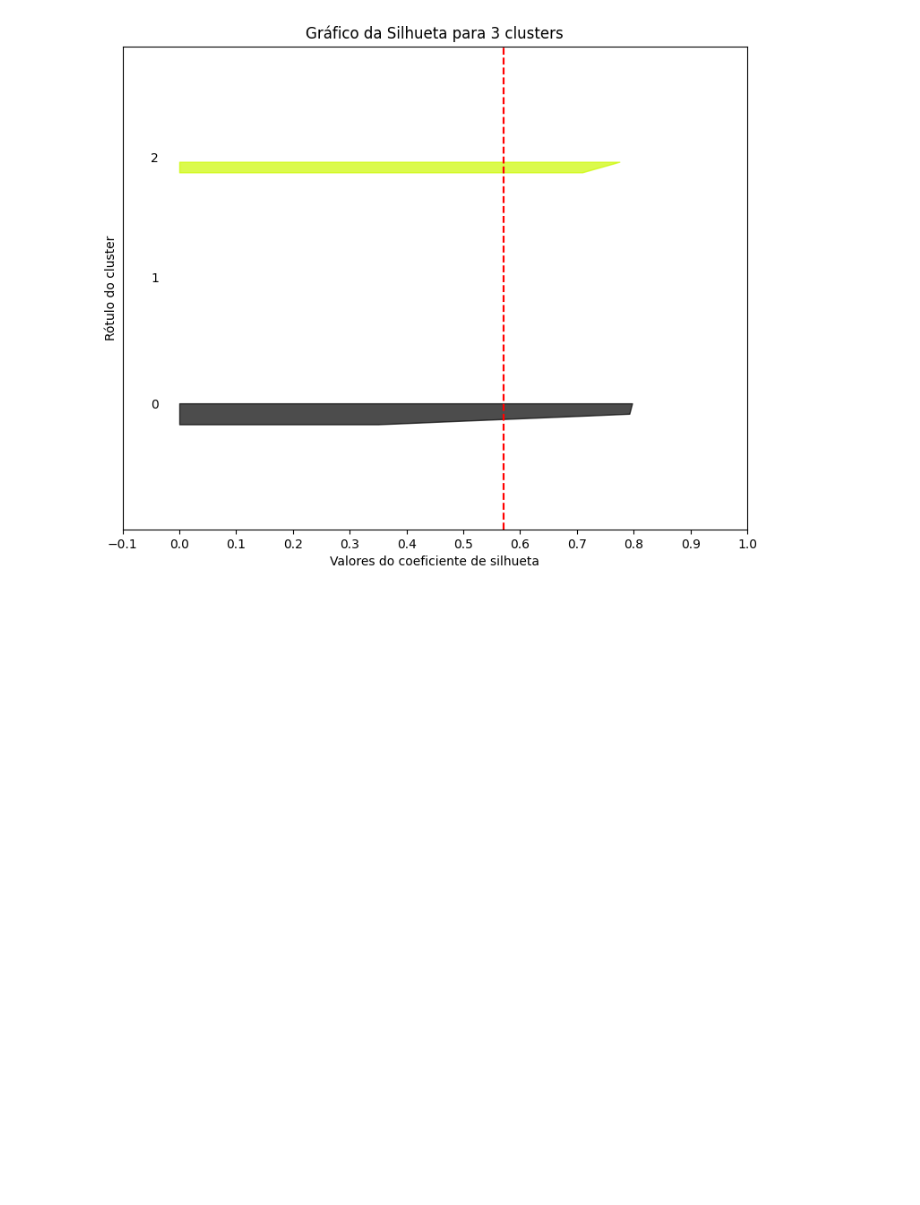
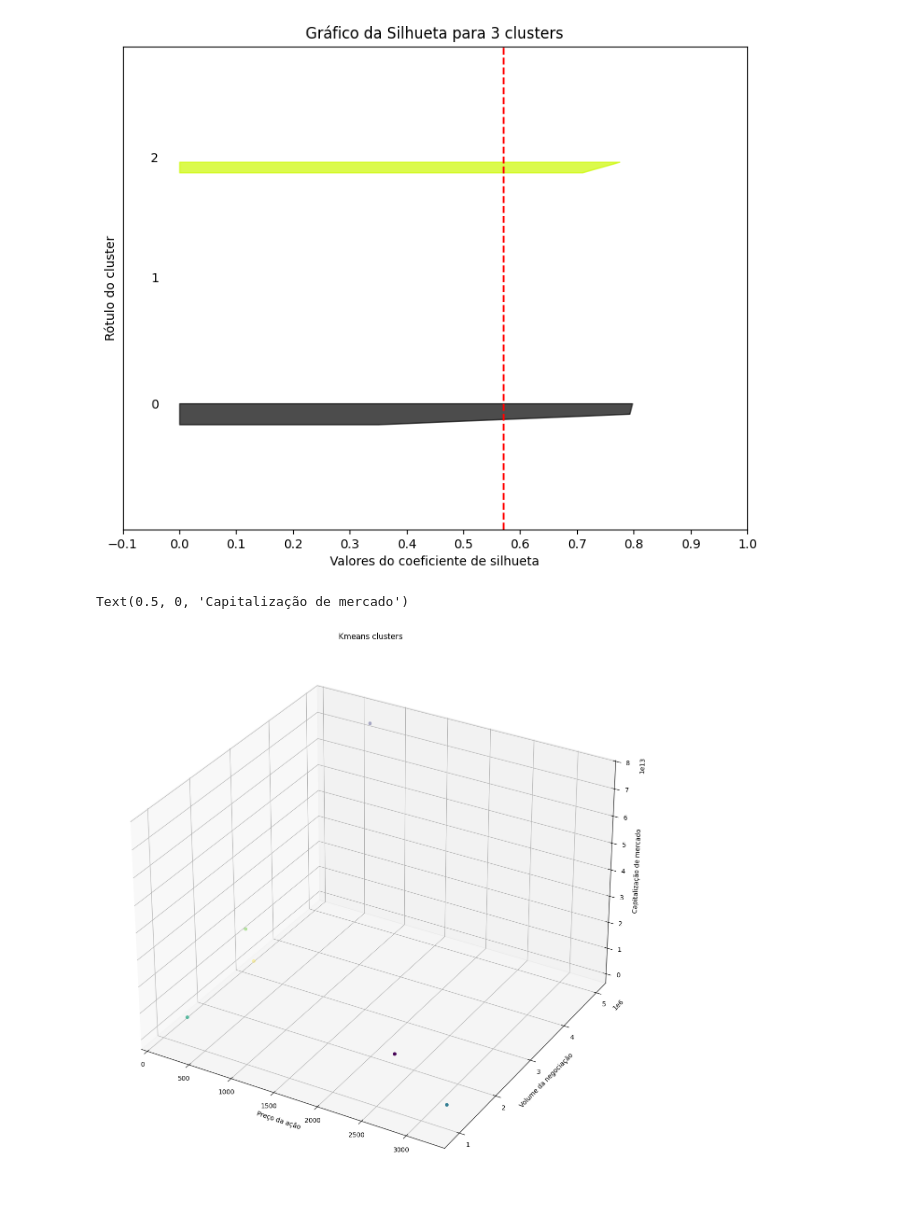
Before and after one commit to LucasSantino/c-digo_IABD_2024, a Jupyter notebook: Aula16_exercicio_para_somativa/codigo.ipynb, the cells around one changed output. Cells and saved outputs as stored; diff of their text form; code cells hidden in the pictures; blank space fills up the shorter version.

```diff
--- a/Aula16_exercicio_para_somativa/codigo.ipynb
+++ b/Aula16_exercicio_para_somativa/codigo.ipynb
@@ -281,0 +285,12 @@ Valor médio para 3 clusters: 0.571
+# %%
+fig = plt.figure(figsize=(15,15))
+ax = fig.add_subplot(111,projection='3d')
+ax.scatter(dados['Preço'],dados['Volume de negociação'],
+           dados['Capitalização de mercado'],c=labels)
+ax.set_title('Kmeans clusters')
+ax.set_xlabel('Preço da ação')
+ax.set_ylabel('Volume da negociação')
+ax.set_zlabel('Capitalização de mercado')
+# %% [output]
+Text(0.5, 0, 'Capitalização de mercado')
+[figure, added]
```
Also changed, not shown: parts of 1 cell of this notebook.
